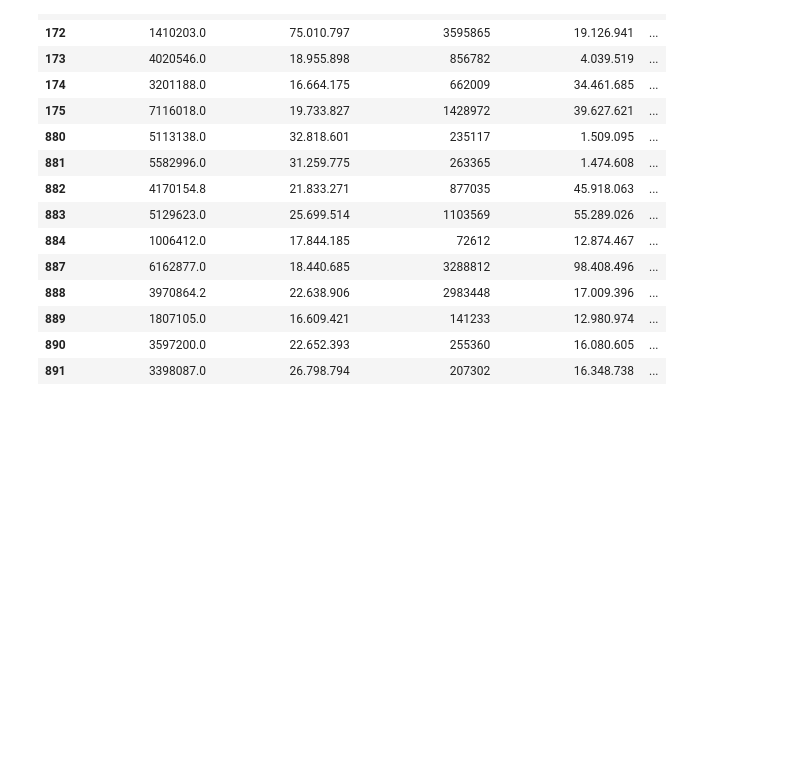
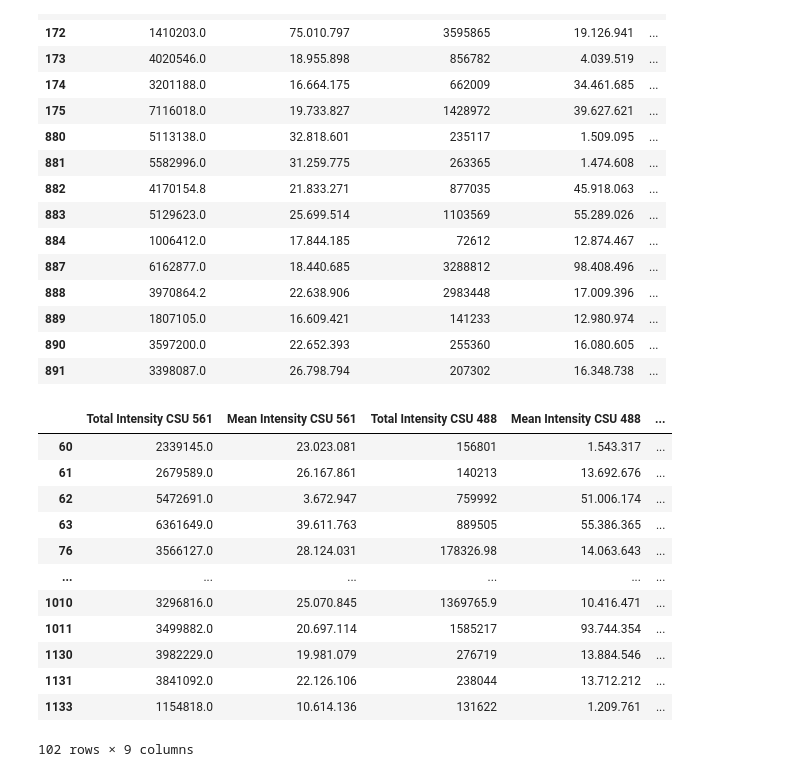
Before and after one commit to RubenHf/cell_counting, a Jupyter notebook: counting_cell.ipynb, the cells around one changed output. Saved outputs shown, nothing was run; the diff lists cells and outputs as text; code cells hidden in the pictures; blank space fills up the shorter version.

```diff
--- a/counting_cell.ipynb
+++ b/counting_cell.ipynb
@@ -178,3 +178,21 @@ list_df[3]
 | 889 | 1807105.0 | 16.609.421 | 141233 | 12.980.974 | ... |
 | 890 | 3597200.0 | 22.652.393 | 255360 | 16.080.605 | ... |
 | 891 | 3398087.0 | 26.798.794 | 207302 | 16.348.738 | ... |
+# %%
+mask_df = list_df[2]
+# %%
+mask_df[mask_df.duplicated(["Parent Object ID (MO)", "cell cycle"], keep = False)]
+# %% [output]
+|  | Total Intensity CSU 561 | Mean Intensity CSU 561 | Total Intensity CSU 488 | Mean Intensity CSU 488 | ... |
+| 60 | 2339145.0 | 23.023.081 | 156801 | 1.543.317 | ... |
+| 61 | 2679589.0 | 26.167.861 | 140213 | 13.692.676 | ... |
+| 62 | 5472691.0 | 3.672.947 | 759992 | 51.006.174 | ... |
+| 63 | 6361649.0 | 39.611.763 | 889505 | 55.386.365 | ... |
+| 76 | 3566127.0 | 28.124.031 | 178326.98 | 14.063.643 | ... |
+| ... | ... | ... | ... | ... | ... |
+| 1010 | 3296816.0 | 25.070.845 | 1369765.9 | 10.416.471 | ... |
+| 1011 | 3499882.0 | 20.697.114 | 1585217 | 93.744.354 | ... |
+| 1130 | 3982229.0 | 19.981.079 | 276719 | 13.884.546 | ... |
+| 1131 | 3841092.0 | 22.126.106 | 238044 | 13.712.212 | ... |
+| 1133 | 1154818.0 | 10.614.136 | 131622 | 1.209.761 | ... |
+102 rows × 9 columns
```
Also changed, not shown: parts of 6 cells of this notebook, 2 other files.
